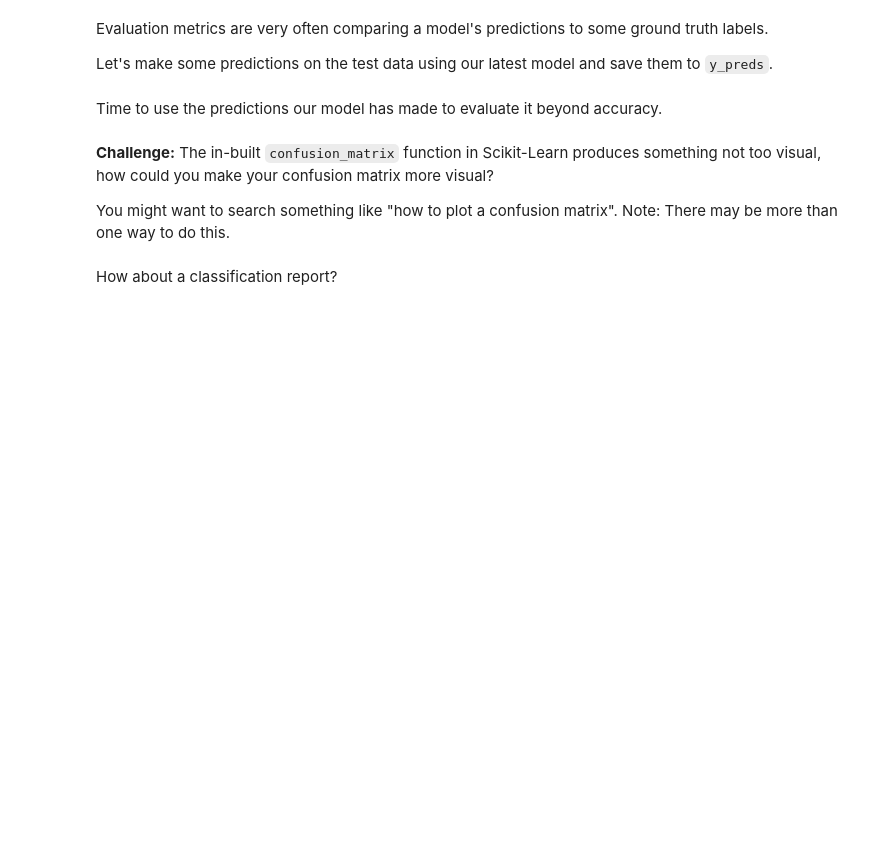
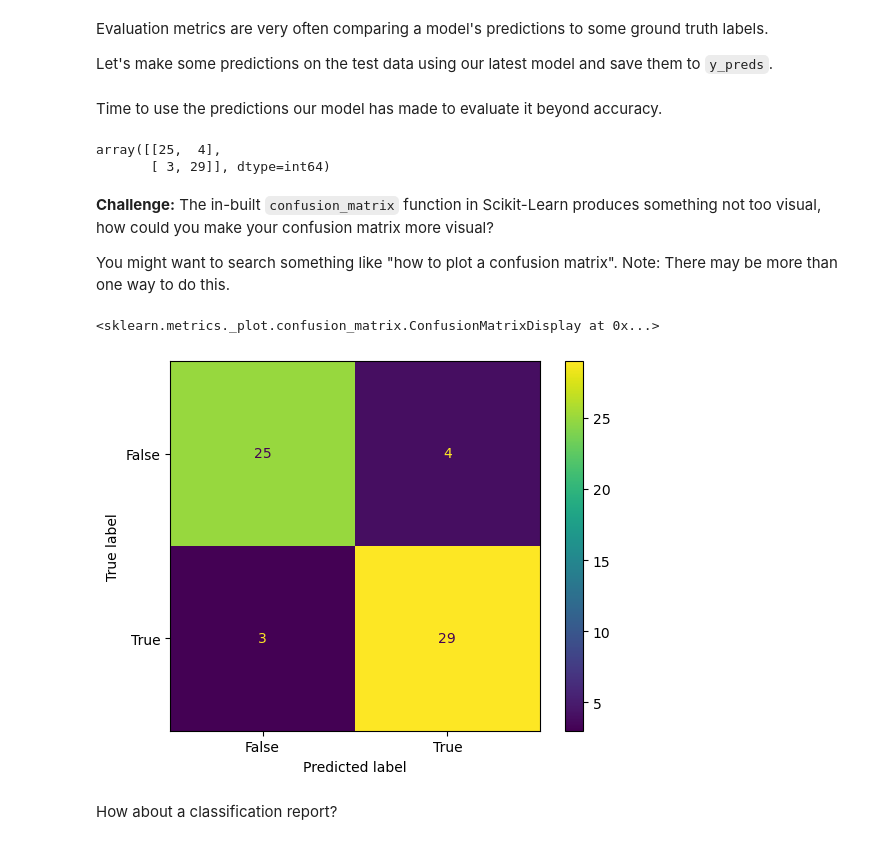
Before and after one commit to lnsayer/udemy_ml_course, a Jupyter notebook: scikit-learn-exercises.ipynb, the cells around one changed output. Cells and saved outputs as stored; diff of their text form; code cells hidden in the pictures; blank space fills up the shorter version.

Commit message:
metrics exercises

```diff
--- a/scikit-learn-exercises.ipynb
+++ b/scikit-learn-exercises.ipynb
@@ -438,19 +451,27 @@ Evaluation metrics are very often comparing a model's predictions to some ground
 Let's make some predictions on the test data using our latest model and save them to `y_preds`.
 # %%
 # Make predictions on test data and save them
-###
+y_preds = clf.predict(X_test)
 # %% [markdown]
 Time to use the predictions our model has made to evaluate it beyond accuracy.
 # %%
 # Create a confusion matrix using the confusion_matrix function
-###
+confusion_matrix = confusion_matrix(y_test, y_preds)
+confusion_matrix
+# %% [output]
+array([[25,  4],
+       [ 3, 29]], dtype=int64)
 # %% [markdown]
 **Challenge:** The in-built `confusion_matrix` function in Scikit-Learn produces something not too visual, how could you make your confusion matrix more visual?
 
 You might want to search something like "how to plot a confusion matrix". Note: There may be more than one way to do this.
 # %%
 # Create a more visual confusion matrix
-###
+cm_display = ConfusionMatrixDisplay(confusion_matrix = confusion_matrix, display_labels = ([False, True]))
+cm_display.plot()
+# %% [output]
+<sklearn.metrics._plot.confusion_matrix.ConfusionMatrixDisplay at 0x...>
+[figure, added]
 # %% [markdown]
 How about a classification report?
 # %%
```
Also changed, not shown: parts of 9 cells of this notebook.
